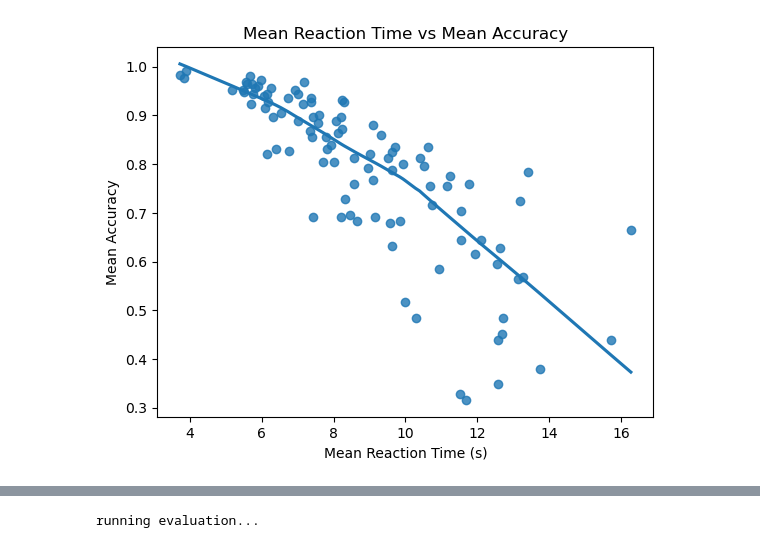
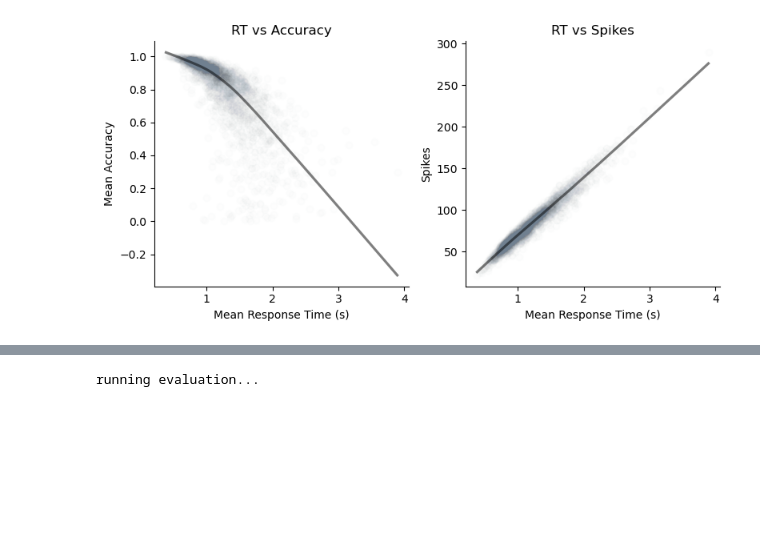
Before and after one commit to hayden-johnson/poisson-ssm, a Jupyter notebook: pssm.ipynb, the cells around one changed output, grey strips where cells are left out. Cells and saved outputs as stored; diff of their text form; code cells hidden in the pictures; blank space fills up the shorter version.

```diff
--- a/pssm.ipynb
+++ b/pssm.ipynb
@@ -26,0 +56,9 @@ MLP(
+# %%
+threshold = .5
+dt = 0.1
+
+
+load_analysis_data = True
+save_analysis_data = False
+n_test_imgs = 250
+n_img_repeats = 250
@@ -27 +114,4 @@ MLP(
+# %%
+img = ds_test[3][0]
+rts, actions, entropies, spikes = pssm.get_rts(img, threshold=threshold, n_repeats=1000, plot_results=False)
 # %%
@@ -51,9 +302,41 @@ mean_rts = np.array(mean_rts)
 # %%
-# regression plot for mean_rts vs mean_accuracies
-sns.regplot(x=mean_rts, y=mean_accuracies, lowess=True, color='slategray', line_kws={'color': 'slategrey'})
-plt.xlabel('Mean Reaction Time (s)')
-plt.ylabel('Mean Accuracy')
-plt.title('Mean Reaction Time vs Mean Accuracy')
+fig, axes = plt.subplots(1, 2, figsize=(8, 4))
+
+sns.regplot(
+    x=np.array(mean_rts) * dt,
+    y=mean_accuracies,
+    lowess=True,
+    scatter_kws={'alpha': .01},
+    color='slategray',
+    line_kws={'color': 'black', 'alpha': 0.5},
+    ax=axes[0]
+)
+axes[0].set_xlabel('Mean Response Time (s)')
+axes[0].set_ylabel('Mean Accuracy')
+axes[0].set_title('RT vs Accuracy')
+
+
+sns.regplot(
+    x=np.array(mean_rts) * dt,
+    y=mean_spikes,
+    lowess=True,
+    scatter_kws={'alpha': 0.01},
+    color='slategray',
+    line_kws={'color': 'black', 'alpha': 0.5},
+    ax=axes[1]
+)
+axes[1].set_xlabel('Mean Response Time (s)')
+axes[1].set_ylabel('Spikes')
+axes[1].set_title('RT vs Spikes')
+
+
+for ax in axes:
+    ax.spines['top'].set_visible(False)
+    ax.spines['right'].set_visible(False)
+
+fig.savefig(f"{figures_path}/rt_accuracy_spikes.svg", format='svg', dpi=300)
+
+plt.tight_layout()
 plt.show()
 # %% [output]
-[figure, old version]
+[figure, new version]
```
Also changed, not shown: parts of 22 cells of this notebook, 2 other files.
